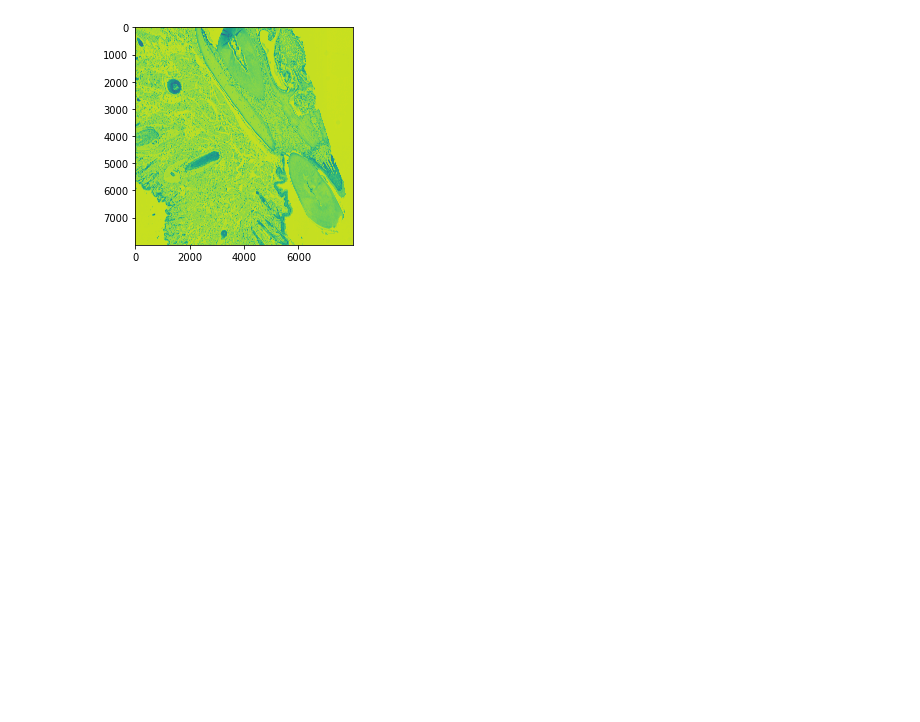
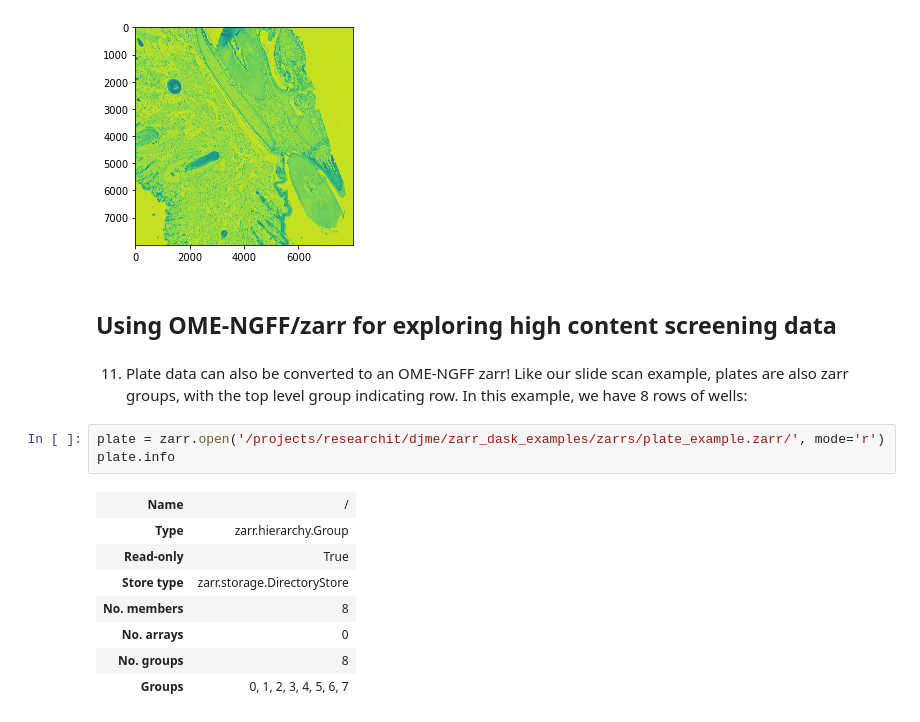
Before and after one commit to TheJacksonLaboratory/zarr_and_dask_demo, a Jupyter notebook: tutorials/02_ome-zarr_basics.ipynb, the cells around one changed output. Cells and saved outputs as stored; diff of their text form; blank space fills up the shorter version.

```diff
--- a/tutorials/02_ome-zarr_basics.ipynb
+++ b/tutorials/02_ome-zarr_basics.ipynb
@@ -173,3 +175,19 @@ za.info
 plt.imshow(za[0,0,0,10000:18000,16000:24000]);
 # %% [output]
 [figure]
+# %% [markdown]
+## Using OME-NGFF/zarr for exploring high content screening data
+# %% [markdown]
+11. Plate data can also be converted to an OME-NGFF zarr! Like our slide scan example, plates are also zarr groups, with the top level group indicating row. In this example, we have 8 rows of wells:
+# %%
+plate = zarr.open('/projects/researchit/djme/zarr_dask_examples/zarrs/plate_example.zarr/', mode='r')
+plate.info
+# %% [output]
+| Name | / |
+| Type | zarr.hierarchy.Group |
+| Read-only | True |
+| Store type | zarr.storage.DirectoryStore |
+| No. members | 8 |
+| No. arrays | 0 |
+| No. groups | 8 |
+| Groups | 0, 1, 2, 3, 4, 5, 6, 7 |
```
Also changed, not shown: parts of 18 cells of this notebook, 4 other files.
